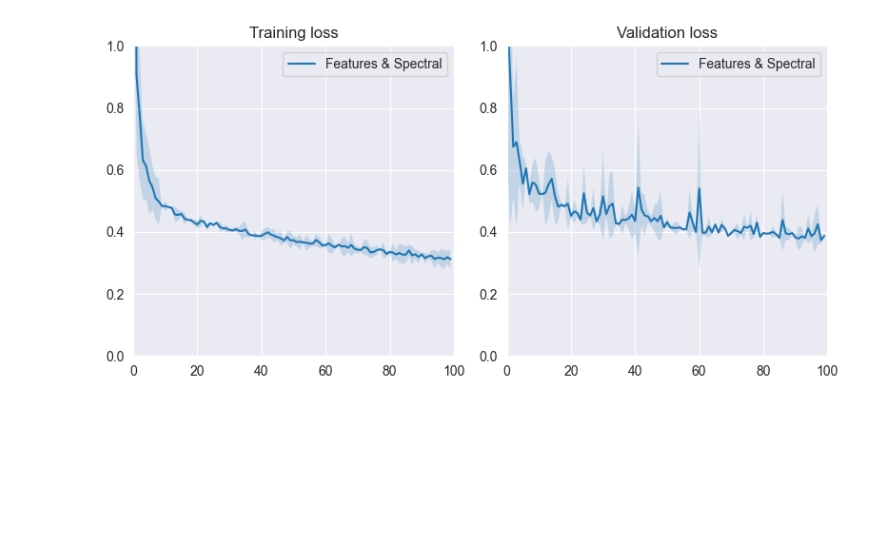
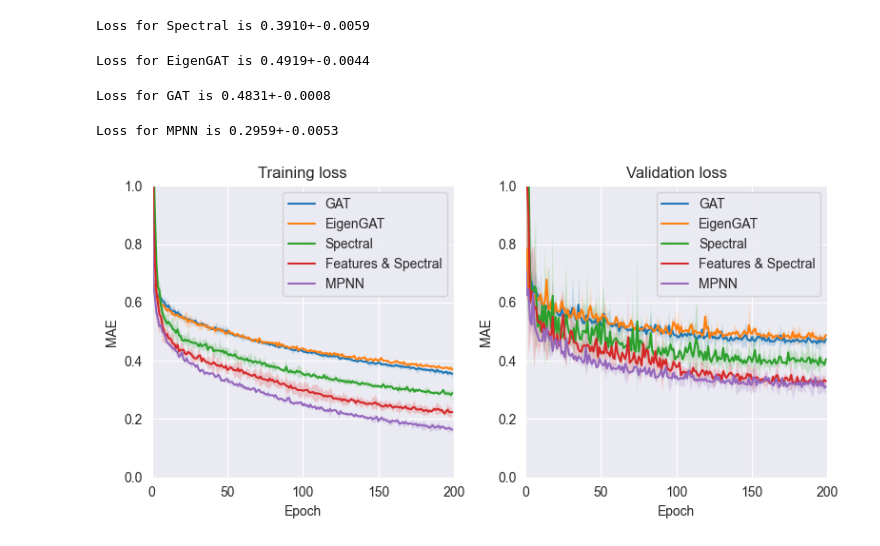
Before and after one commit to mirjanic/gnn_curvature, a Jupyter notebook: plot_results.ipynb, the cells around one changed output. Saved outputs shown, nothing was run; the diff lists cells and outputs as text; code cells hidden in the pictures; blank space fills up the shorter version.

```diff
--- a/plot_results.ipynb
+++ b/plot_results.ipynb
@@ -30,29 +33,69 @@ Loss for Features & Spectral is 0.3782+-0.0141
+# %%
+rot = load_data('Spectral', ['runs/rotations_2d_eigens_42.npz',
+                             'runs/rotations_2d_eigens_43.npz',
+                             'runs/rotations_2d_eigens_44.npz',
+                             ])
+print_stats(rot)
+# %% [output]
+Loss for Spectral is 0.3910+-0.0059
+# %%
+eig = load_data('EigenGAT', ['runs/eigen_gat_2d_eigens_42.npz',
+                             'runs/eigen_gat_2d_eigens_43.npz',
+                             ])
+print_stats(eig)
+# %% [output]
+Loss for EigenGAT is 0.4919+-0.0044
+# %%
+gat = load_data('GAT', ['runs/gat_2d_eigens_42.npz',
+                        'runs/gat_2d_eigens_43.npz',
+                        'runs/gat_2d_eigens_44.npz',
+                        ])
+print_stats(gat)
+# %% [output]
+Loss for GAT is 0.4831+-0.0008
+# %%
+mpnn = load_data('MPNN', ['runs/mpnn_2d_eigens_42.npz',
+                          'runs/mpnn_2d_eigens_44.npz',
+                          ])
+print_stats(mpnn)
+# %% [output]
+Loss for MPNN is 0.2959+-0.0053
 # %%
 def add_to_plot(ax, d, split):
     NUM_STD_DEV=2
-    ax.plot(x, d[f'{split}_mean'])
+    ax.plot(x, d[f'{split}_mean'], label=d['name'])
     ax.fill_between(x, d[f'{split}_mean']-NUM_STD_DEV*d[f'{split}_std'] ,
                     d[f'{split}_mean']+NUM_STD_DEV*d[f'{split}_std'], alpha=0.2)
+
+def add_to_plot_multi(axs, d, splits):
+    for ax, split in zip(axs, splits):
+        add_to_plot(ax, d, split)
 # %%
 fig, (ax_train, ax_val) = plt.subplots(1,2, figsize=(8,4))
 
-add_to_plot(ax_train, feat, 'train')
-add_to_plot(ax_val, feat, 'val')
+add_to_plot_multi([ax_train, ax_val], gat, ['train', 'val'])
+add_to_plot_multi([ax_train, ax_val], eig, ['train', 'val'])
+add_to_plot_multi([ax_train, ax_val], rot, ['train', 'val'])
+add_to_plot_multi([ax_train, ax_val], feat, ['train', 'val'])
+add_to_plot_multi([ax_train, ax_val], mpnn, ['train', 'val'])
 
-names = [feat['name']]
 
 ax_train.set_ylim(0, 1)
-ax_train.set_xlim(0, 100)
+ax_train.set_xlim(0, 200)
 ax_train.set_title('Training loss')
-ax_train.legend(names, loc='best')
+ax_train.legend(loc='best')
+ax_train.set_xlabel('Epoch')
+ax_train.set_ylabel('MAE')
 
 ax_val.set_ylim(0, 1)
-ax_val.set_xlim(0, 100)
+ax_val.set_xlim(0, 200)
 ax_val.set_title('Validation loss')
-ax_val.legend(names, loc='best')
+ax_val.legend(loc='best')
+ax_val.set_xlabel('Epoch')
+ax_val.set_ylabel('MAE')
 
 fig.tight_layout()
 fig.savefig('graphics/loss.png', dpi=400)
 pass
 # %% [output]
-[figure, old version]
+[figure, new version]
```
Also changed, not shown: parts of 3 cells of this notebook, 17 other files.
